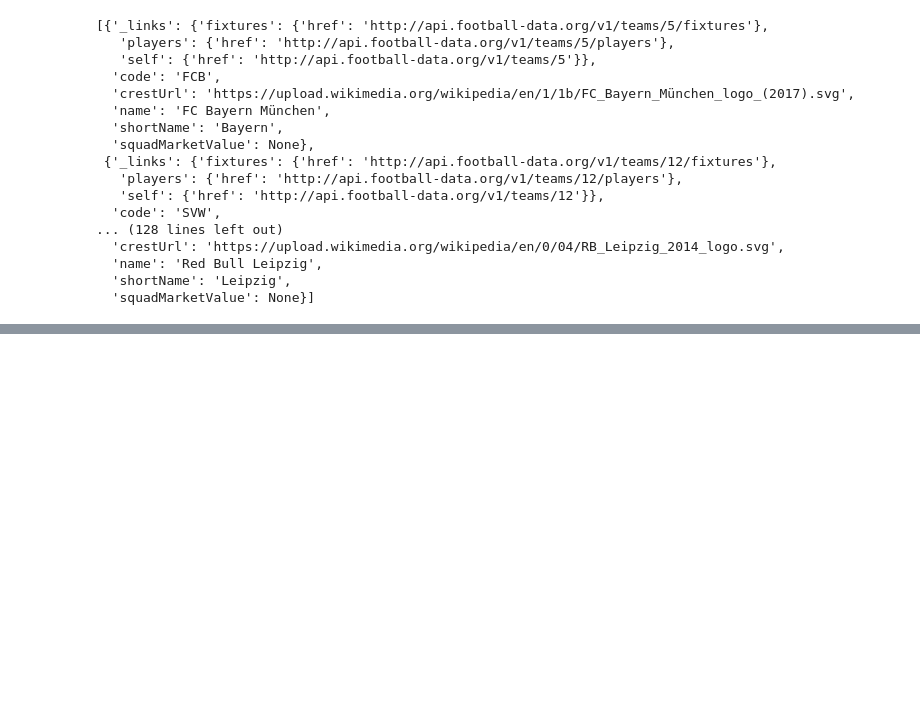
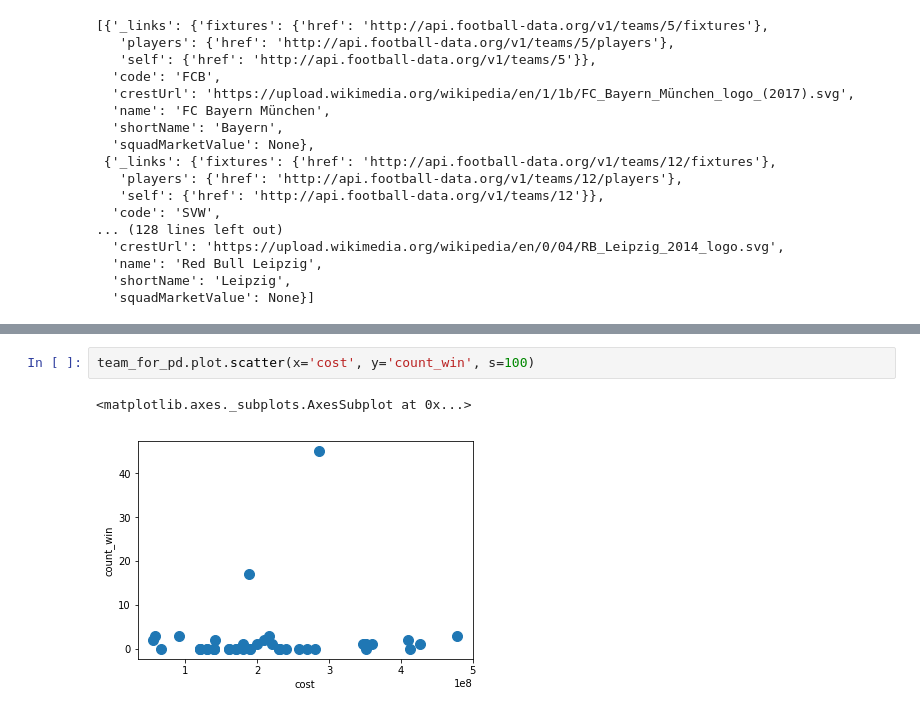
Before and after one commit to x350/encode, a Jupyter notebook: lesson4.3/lesson4.3_3.ipynb, the cells around one changed output, grey strips where cells are left out. Drawn from its saved outputs; the diff is of its cells as text; blank space fills up the shorter version.

```diff
--- a/lesson4.3/lesson4.3_3.ipynb
+++ b/lesson4.3/lesson4.3_3.ipynb
@@ -138,0 +157,5 @@ team_for_pd
+# %%
+team_for_pd.plot.scatter(x='cost', y='count_win', s=100)
+# %% [output]
+<matplotlib.axes._subplots.AxesSubplot at 0x...>
+[figure, added]
```
Also changed, not shown: parts of 14 cells of this notebook.
